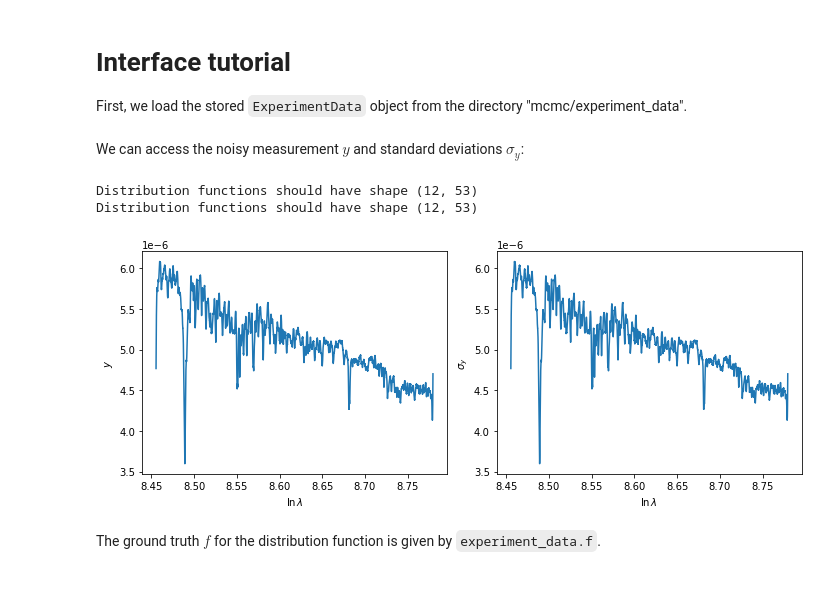
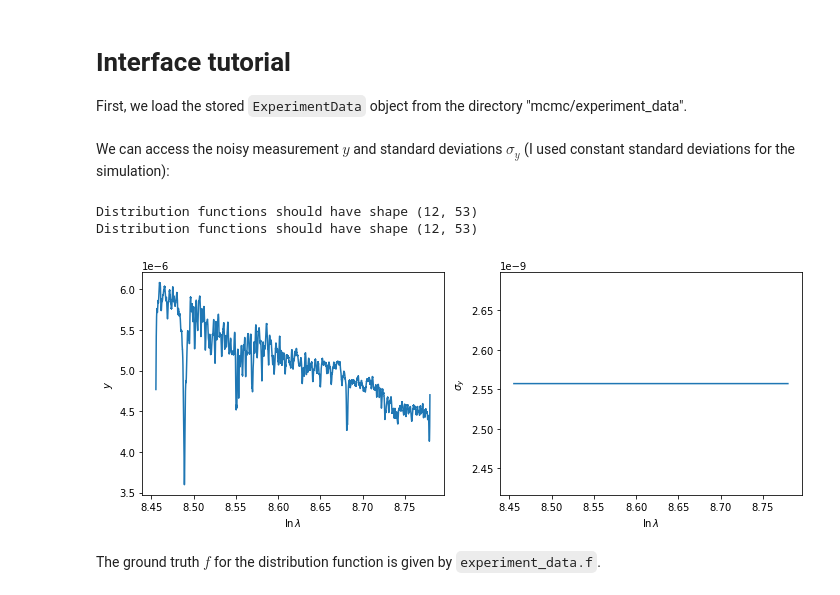
Before and after one commit to prashjet/uq4pk, a Jupyter notebook: mcmc/interface.ipynb, the cells around one changed output. Drawn from its saved outputs; the diff is of its cells as text; code cells hidden in the pictures.

Commit message:
The notebook plotted the measurement y twice, instead of the measurement and the standard deviation. This is fixed now.

```diff
--- a/mcmc/interface.ipynb
+++ b/mcmc/interface.ipynb
@@ -8,28 +8,29 @@ from simulate_data import load_experiment_data
 
 data = load_experiment_data("experiment_data")
 # %% [markdown]
-We can access the noisy measurement $y$ and standard deviations $\sigma_y$:
+We can access the noisy measurement $y$ and standard deviations $\sigma_y$ (I used constant
+standard deviations for the simulation):
 # %%
 y = data.y
 y_sd = data.y_sd
 
 from matplotlib import pyplot as plt
 %matplotlib inline
 
 fig, (ax1, ax2) = plt.subplots(ncols=2)
 ax1.plot(data.ssps.w, y)
-ax2.plot(data.ssps.w, y)
+ax2.plot(data.ssps.w, y_sd)
 ax1.set_xlabel('$\ln \lambda$')
 ax1.set_ylabel('$y$')
 ax2.set_xlabel('$\ln \lambda$')
 ax2.set_ylabel("$\sigma_{y}$")
 fig.set_size_inches(10, 4)
 plt.tight_layout()
 plt.show()
 # %% [output]
 Distribution functions should have shape (12, 53)
 Distribution functions should have shape (12, 53)
-[figure, old version]
+[figure, new version]
 # %% [markdown]
 The ground truth $f$ for the distribution function is given by
 `experiment_data.f`.
```
